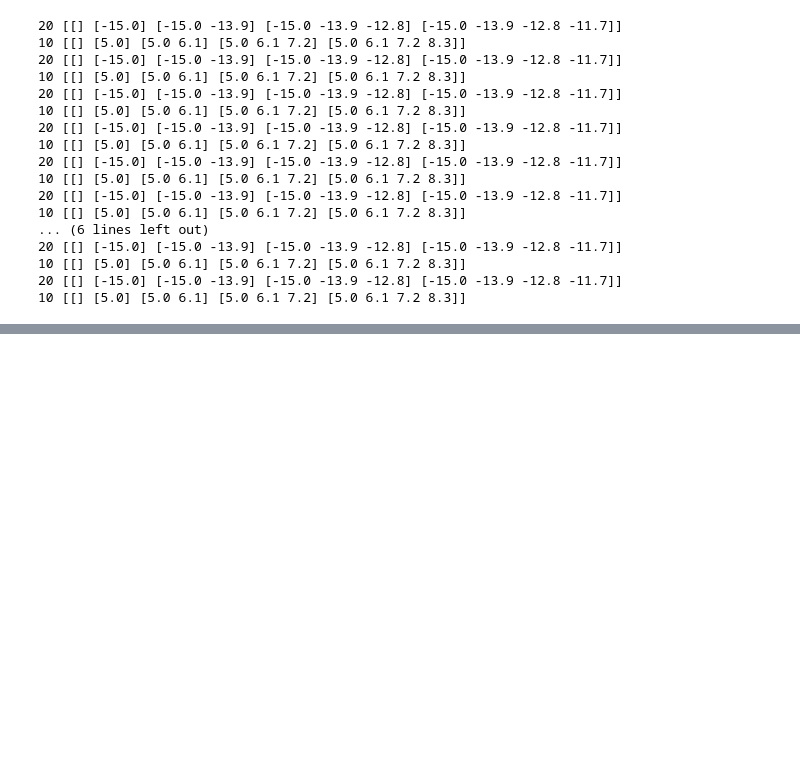
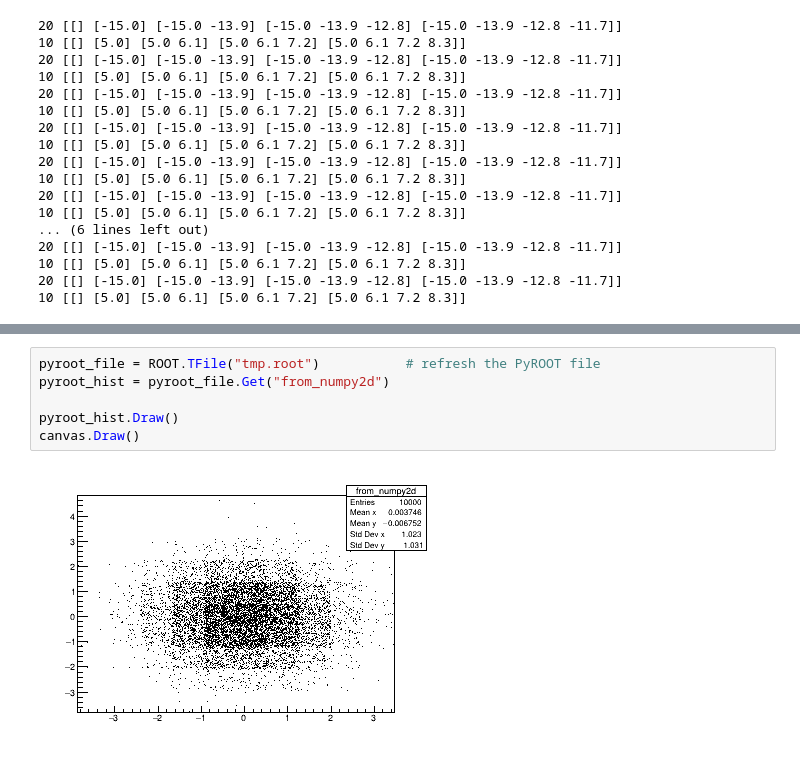
Before and after one commit to jpivarski-talks/2019-06-10-usatlas-argonne-python, a Jupyter notebook: 04-uproot.ipynb, the cells around one changed output, grey strips where cells are left out. Drawn from its saved outputs; the diff is of its cells as text; blank space fills up the shorter version.

```diff
--- a/04-uproot.ipynb
+++ b/04-uproot.ipynb
@@ -509,0 +826,8 @@ for chunk in uproot.iterate("data/sample-*-zlib.root", "sample", "Af8", entryste
+# %%
+pyroot_file = ROOT.TFile("tmp.root")           # refresh the PyROOT file
+pyroot_hist = pyroot_file.Get("from_numpy2d")
+
+pyroot_hist.Draw()
+canvas.Draw()
+# %% [output]
+[figure, added]
```
Also changed, not shown: parts of 37 cells of this notebook.
